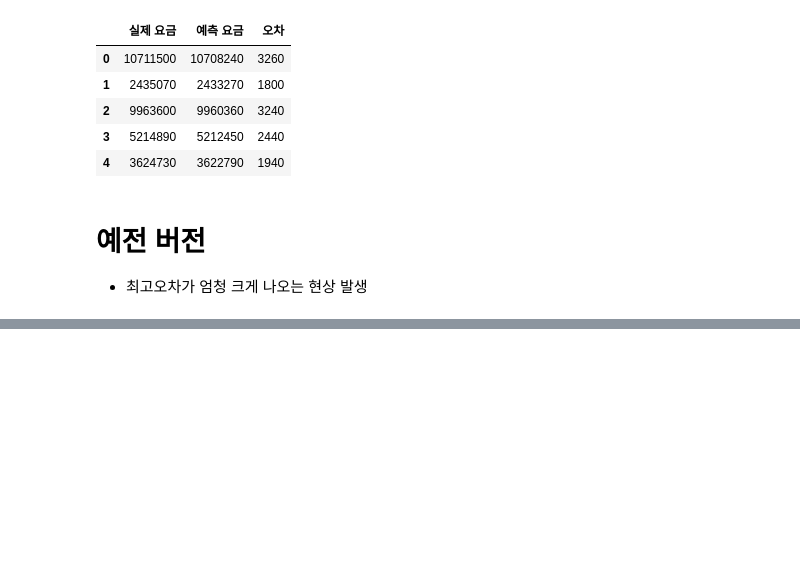
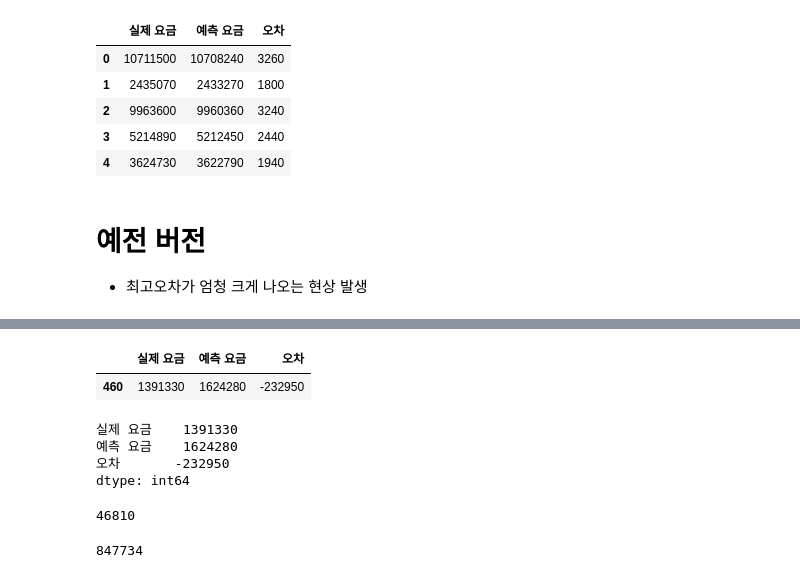
Before and after one commit to formegusto/what-is-public-fee, a Jupyter notebook: 공용부 요금 예측 시뮬레이션 (모듈화 테스팅).ipynb, the cells around one changed output, grey strips where cells are left out. Cells and saved outputs as stored; diff of their text form; code cells hidden in the pictures; blank space fills up the shorter version.

```diff
--- a/공용부 요금 예측 시뮬레이션 (모듈화 테스팅).ipynb
+++ b/공용부 요금 예측 시뮬레이션 (모듈화 테스팅).ipynb
@@ -154,0 +155,29 @@ prev_predict_test.head()
+# %%
+prev_predict_test[prev_predict_test['오차'].abs() > 232720]
+# %% [output]
+|  | 실제 요금 | 예측 요금 | 오차 |
+| 460 | 1391330 | 1624280 | -232950 |
+# %%
+PUBLIC_PERCENTAGE, _month, h_cols = households_columns[460]
+
+_m = m[h_cols]
+
+month_df = pd.DataFrame(_m.loc[_month])
+month_df.reset_index(inplace=True)
+month_df.columns = ['name', 'usage (kWh)']
+
+households_kWh = month_df['usage (kWh)'].sum()
+APT = round((households_kWh * 100) / (100 - PUBLIC_PERCENTAGE))
+
+pp = PrevPublicPredictor(
+    APT=APT,
+    month_df=month_df,
+    month=_month
+)
+
+pp.predict
+# %% [output]
+실제 요금    1391330
+예측 요금    1624280
+오차       -232950
+dtype: int64
@@ -154,0 +195,8 @@ prev_predict_test.head()
+# %%
+pp.basic
+# %% [output]
+46810
+# %%
+pp.elec_rate
+# %% [output]
+847734
```
Also changed, not shown: parts of 3 cells of this notebook, 2 other files.
